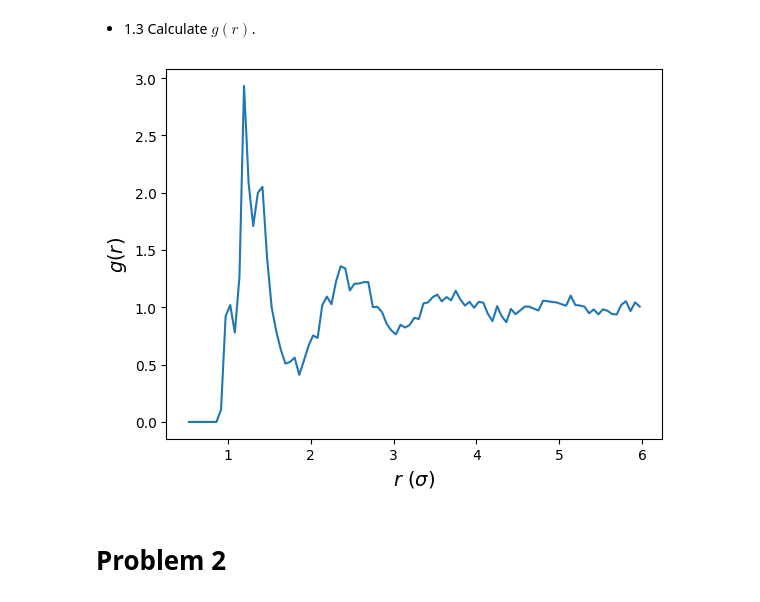
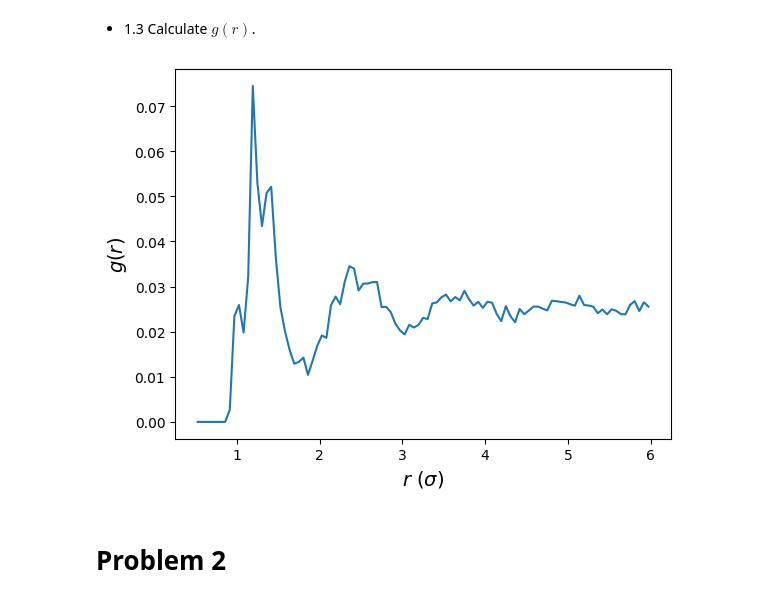
Before and after one commit to mmccraw98/notebooks-fall-25, a Jupyter notebook: 10/iw-homework-revision/notebook.ipynb, the cells around one changed output. Cells and saved outputs as stored; diff of their text form; code cells hidden in the pictures.

```diff
--- a/10/iw-homework-revision/notebook.ipynb
+++ b/10/iw-homework-revision/notebook.ipynb
@@ -27,10 +27,14 @@ def calc_msd(x, y, t):
         windows[i - 1] = i
     return results, windows
 
-with h5py.File(os.path.join(path, 'dynamics', 'trajectories.h5'), 'r') as f:
+with h5py.File(os.path.join(path, 'trajectories.h5'), 'r') as f:
     pos = f['pos'][()]
     t = f['timestep'][()].squeeze() * 1e-2
-    ke = f['ke_total'][()]
+    ke = f['ke'][()]
+    pe = f['pe'][()]
+    box_size = f['box_size'][()]
+    pressure = f['pressure'][()]
+    vel = f['vel'][()]
 
 msd, tau = calc_msd(pos[:, :, 0], pos[:, :, 1], t)
 
@@ -58,40 +62,63 @@ plt.savefig('figures/problem1-1.png', dpi=300)
 # see above
 # %% [markdown]
 - 1.3  Calculate $g(r)$.
+# %%
+with h5py.File(os.path.join(path, 'dynamics', 'trajectories.h5'), 'r') as f:
+    pos = f['pos'][()]
+    t = f['timestep'][()]
+    ke = f['ke_total'][()]
+    pe = f['pe_total'][()]
+    box_size = data.box_size[0]
+    pressure = f['pressure'][()]
+    temperature = f['temperature'][()]
+    vel = f['vel'][()]
+with h5py.File(os.path.join(path, 'trajectories.h5'), 'w') as f:
+    f.create_dataset('pos', data=pos)
+    f.create_dataset('vel', data=vel)
+    f.create_dataset('ke', data=ke)
+    f.create_dataset('pe', data=pe)
+    f.create_dataset('pressure', data=pressure)
+    f.create_dataset('box_size', data=box_size, shape=(2,))
+    f.create_dataset('timestep', data=t)
 # %%
-with h5py.File(os.path.join(path, 'dynamics', 'trajectories.h5'), 'r') as f:
+with h5py.File(os.path.join(path, 'trajectories.h5'), 'r') as f:
     pos = f['pos'][()]
     t = f['timestep'][()].squeeze() * 1e-2
-    ke = f['ke_total'][()]
-box_size = data.box_size
+    ke = f['ke'][()]
+    pe = f['pe'][()]
+    box_size = f['box_size'][()]
+    pressure = f['pressure'][()]
+    vel = f['vel'][()]
+
+frame = 0
 
 r_min = 0.5
 r_max = 6
 n_bins = 100
 edges = np.linspace(r_min, r_max, n_bins)
 r = 0.5 * (edges[:-1] + edges[1:])
 dr = r[1] - r[0]
 N = pos[0].shape[0]
 counts = np.zeros_like(r)
 
 for i in range(pos.shape[1] - 1):
-    d = pos[0][i+1:] - pos[0][i]
-    d -= box_size[0] * np.round(d / box_size[0])
+    d = pos[frame][i+1:] - pos[frame][i]
+    d -= box_size * np.round(d / box_size)
     dist = np.linalg.norm(d, axis=-1)
     m = (dist >= edges[0]) & (dist < edges[-1])
     _counts, _ = np.histogram(dist, edges)
     counts += _counts
 
 shell = 2.0 * np.pi * r * dr             # 2D shell length * dr
 expected = 0.5 * N * (N - 1) * (shell / np.prod(box_size[0]))
 g = counts / expected
 
 plt.plot(r, g)
 plt.xlabel(r'$r\ (\sigma)$', fontsize=14)
 plt.ylabel(r'$g(r)$', fontsize=14)
 plt.savefig('figures/gr.png', dpi=600)
 # %% [output]
-[figure, old version]
+[figure, new version]
 # %% [markdown]
 # Problem 2
 # %%
```
Also changed, not shown: parts of 6 cells of this notebook, 2 other files.
